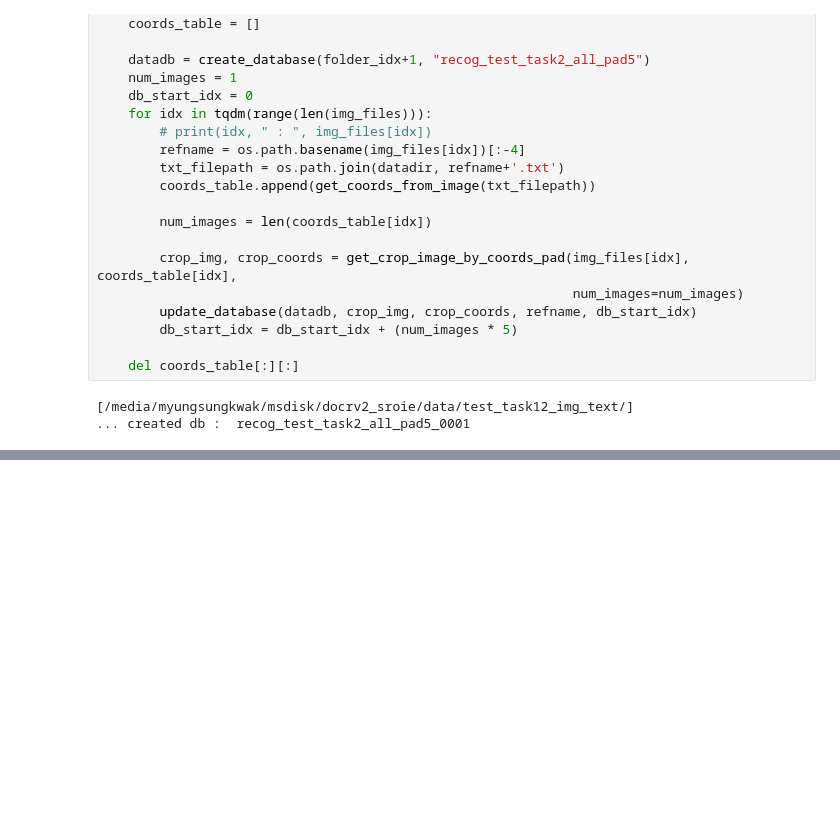
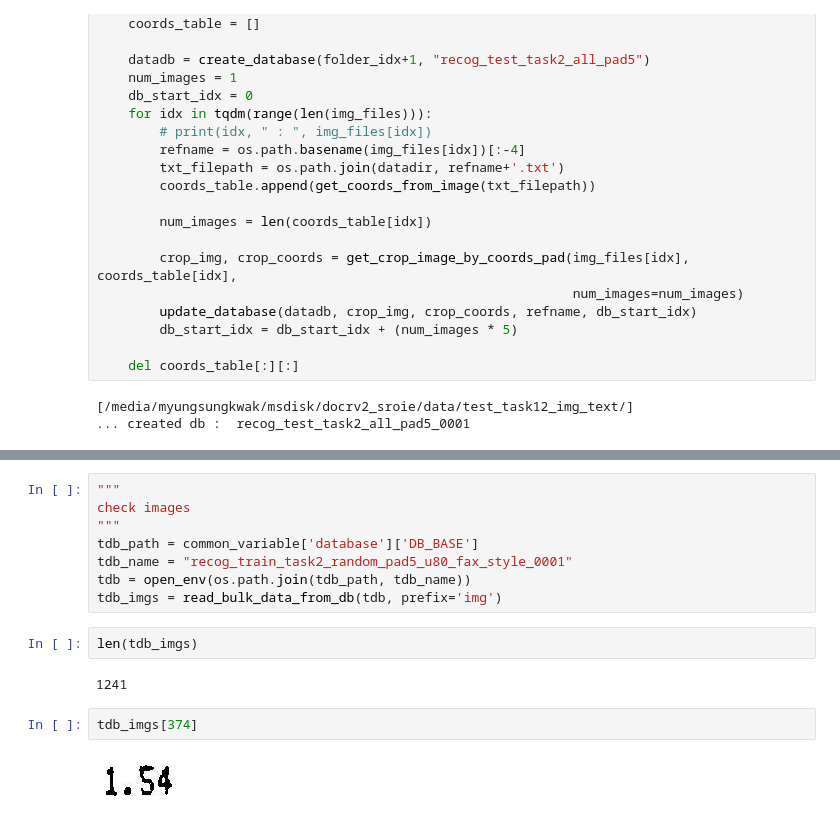
Before and after one commit to yesmung/newbie, a Jupyter notebook: scripts/task2/script_create_dataset_task2.ipynb, the cells around one changed output, grey strips where cells are left out. Cells and saved outputs as stored; diff of their text form; blank space fills up the shorter version.

```diff
--- a/scripts/task2/script_create_dataset_task2.ipynb
+++ b/scripts/task2/script_create_dataset_task2.ipynb
@@ -524,0 +583,16 @@ recog_train_task2_random_pad_sp_0004
+# %%
+"""
+check images
+"""
+tdb_path = common_variable['database']['DB_BASE']
+tdb_name = "recog_train_task2_random_pad5_u80_fax_style_0001"
+tdb = open_env(os.path.join(tdb_path, tdb_name))
+tdb_imgs = read_bulk_data_from_db(tdb, prefix='img')
+# %%
+len(tdb_imgs)
+# %% [output]
+1241
+# %%
+tdb_imgs[374]
+# %% [output]
+[figure, added]
```
Also changed, not shown: parts of 8 cells of this notebook, 7 other files.
